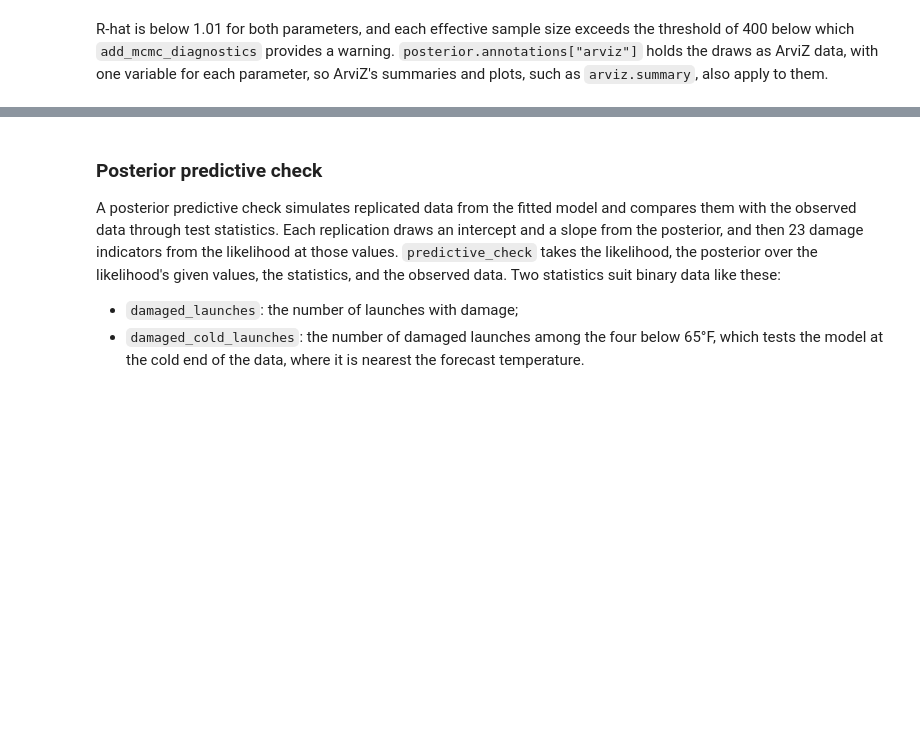
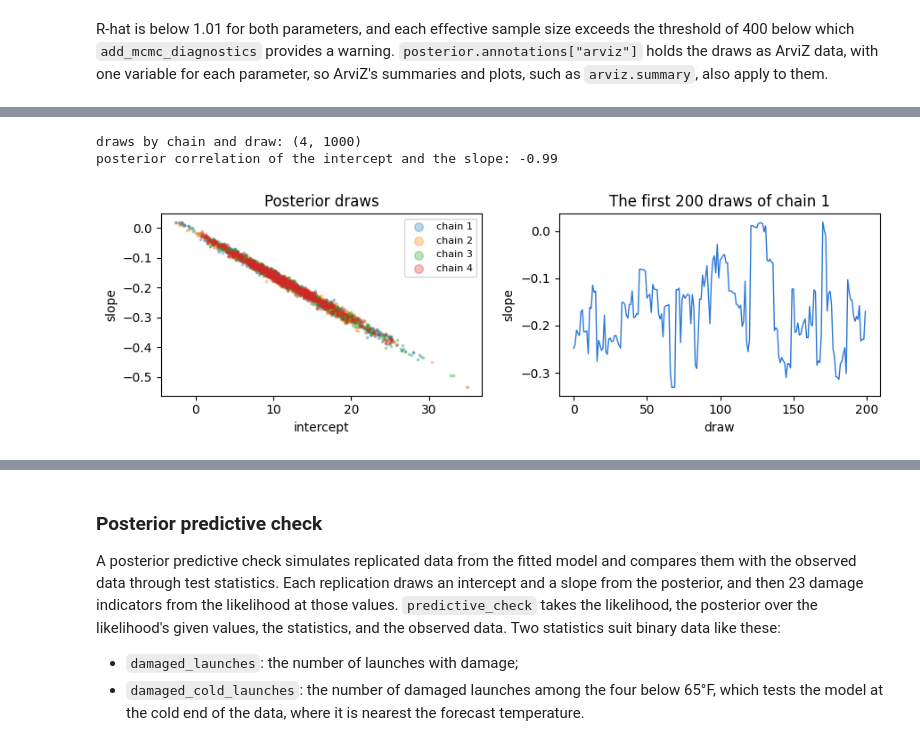
Before and after one commit to TARPS-group/prob-pipe, a Jupyter notebook: docs/get_started/quickstart.ipynb, the cells around one changed output, grey strips where cells are left out. Cells and saved outputs as stored; diff of their text form; code cells hidden in the pictures; blank space fills up the shorter version.

```diff
--- a/docs/get_started/quickstart.ipynb
+++ b/docs/get_started/quickstart.ipynb
@@ -186,0 +194,20 @@ R-hat is below 1.01 for both parameters, and each effective sample size exceeds
+# %%
+intercept = np.asarray(posterior.atoms["intercept"].values)
+slope = np.asarray(posterior.atoms["slope"].values)
+correlation = np.corrcoef(intercept.ravel(), slope.ravel())[0, 1]
+print("draws by chain and draw:", intercept.shape)
+print("posterior correlation of the intercept and the slope:", round(float(correlation), 2))
+
+fig, (left, right) = plt.subplots(1, 2, figsize=(9, 3))
+for chain in range(intercept.shape[0]):
+    left.scatter(intercept[chain], slope[chain], s=3, alpha=0.3, label=f"chain {chain + 1}")
+left.set(xlabel="intercept", ylabel="slope", title="Posterior draws")
+left.legend(markerscale=4, fontsize=8)
+right.plot(slope[0, :200], color="#2a78d6", linewidth=1)
+right.set(xlabel="draw", ylabel="slope", title="The first 200 draws of chain 1")
+plt.tight_layout()
+plt.show()
+# %% [output]
+draws by chain and draw: (4, 1000)
+posterior correlation of the intercept and the slope: -0.99
+[figure, added]
```
Also changed, not shown: parts of 3 cells of this notebook.
